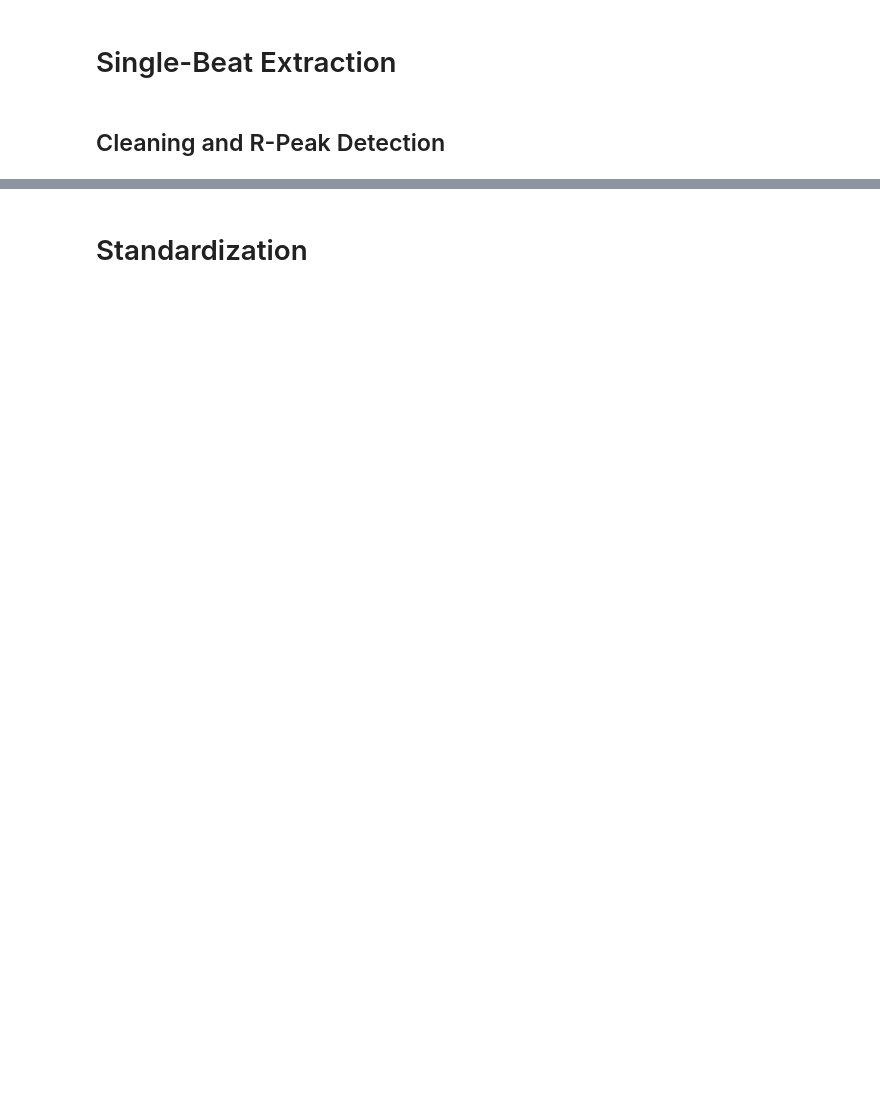
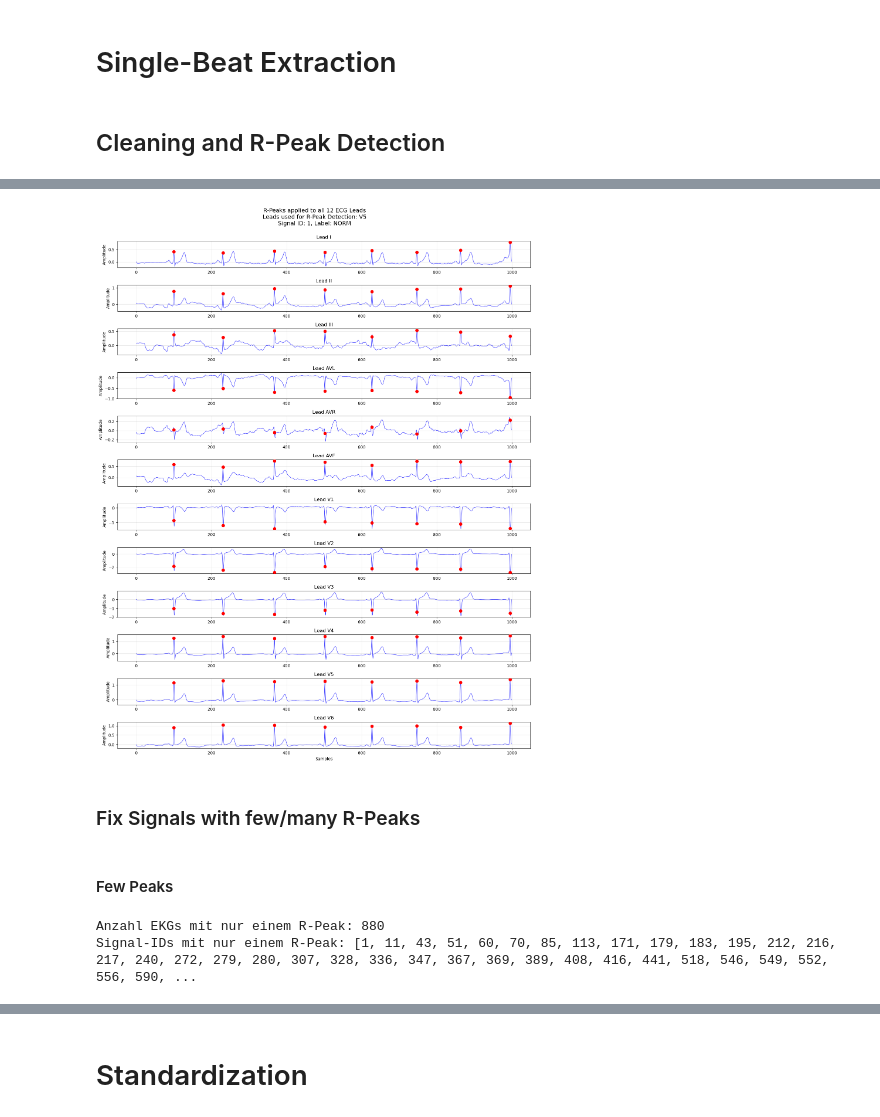
Before and after one commit to AliceKitchkin/ECG_xAI, a Jupyter notebook: notebooks/01_data_pipeline.ipynb, the cells around one changed output, grey strips where cells are left out. Cells and saved outputs as stored; diff of their text form; code cells hidden in the pictures; blank space fills up the shorter version.

```diff
--- a/notebooks/01_data_pipeline.ipynb
+++ b/notebooks/01_data_pipeline.ipynb
@@ -17,14 +17,17 @@ from src.utils.single_beat_detection import SingleBeatsDetector
 # Variables
 # %%
 DATA_DIR = "../data/raw/ptb_xl_ecg/"
-SINGLE_BEATS_DIR = "../data/preprocessed/single_beats"
-WINDOW_CONFIG_DIR = f"{SINGLE_BEATS_DIR}/window_configs/"
 SCALER_DIR = f"../data/results/scaler/"
 PREPROCESSED_DIR = f"../data/preprocessed/"
+
+single_beat_method = 'neurokit'  # pan_tompkins, neurokit
+SINGLE_BEATS_DIR = "../data/preprocessed/single_beats/" + single_beat_method
+
 
 SAMPLING_FREQUENCY = 100
 TASK = "superdiagnostic"
 CLASS_NAMES = ['MI', 'NORM']
+lead_names = ['I', 'II', 'III', 'AVL', 'AVR', 'AVF', 'V1', 'V2', 'V3', 'V4', 'V5', 'V6']  # 0-11
 # %%
 preprocessor = DataPreprocessor()
 # %% [markdown]
@@ -142,5 +177,4 @@ R-Peak results saved to: ../data/preprocessed/single_beats\neurokit
 # %%
 # LOAD
-single_beats_dir = os.path.join(SINGLE_BEATS_DIR, method)
-all_cleaned_signals, all_rpeaks, detection_info, metadata = SingleBeatsDetector.load_clean_signals_and_rpeaks(single_beats_dir)
+signals, rpeaks, detection_info, metadata = SingleBeatsDetector.load_clean_signals_and_rpeaks(SINGLE_BEATS_DIR+"/not_fixed")
 # %% [output]
@@ -248,0 +367,3 @@ SingleBeatsDetector.plot_one_signal_with_rpeaks(signal_idx, all_cleaned_signals,
+# %%
+# LOAD
+fixed_signals, fixed_rpeaks, fixed_detection_info, fixed_metadata = SingleBeatsDetector.load_clean_signals_and_rpeaks(SINGLE_BEATS_DIR+"/fixed")
@@ -248,0 +398,25 @@ SingleBeatsDetector.plot_one_signal_with_rpeaks(signal_idx, all_cleaned_signals,
+# %%
+# self_tested_true_failed = [1, 6, 26, 27, 29, 37, 64, 77, 83, 88, 123, 148, 171, 194, 205, 215, 222, 230, 234, 299, 310, 312, 340, 351, 373, 374]
+# self_tested_false_failed = [15, 54, 65, 103, 106, 117, 150, 369]
+# self_tested_false_failed_härtefall = [162, 200, 213, 309]
+
+SingleBeatsDetector.plot_one_signal_with_rpeaks(
+    signal_id=1,
+    cleaned_signals=fixed_signals,
+    rpeaks=fixed_rpeaks,
+    detection_info=fixed_detection_info,
+    lead_names=lead_names
+)
+# %% [output]
+[figure, added]
+# %% [markdown]
+### Fix Signals with few/many R-Peaks
+# %% [markdown]
+#### Few Peaks
+# %%
+problem_signal_ids = [i for i, rp in enumerate(fixed_rpeaks) if rp is not None and len(rp) <= 8]
+print(f"Anzahl EKGs mit <=8 R-Peaks: {len(problem_signal_ids)}")
+print("Signal-IDs mit <=8 R-Peaks:", problem_signal_ids)
+# %% [output]
+Anzahl EKGs mit nur einem R-Peak: 880
+Signal-IDs mit nur einem R-Peak: [1, 11, 43, 51, 60, 70, 85, 113, 171, 179, 183, 195, 212, 216, 217, 240, 272, 279, 280, 307, 328, 336, 347, 367, 369, 389, 408, 416, 441, 518, 546, 549, 552, 556, 590, ...
```
Also changed, not shown: parts of 72 cells of this notebook.
